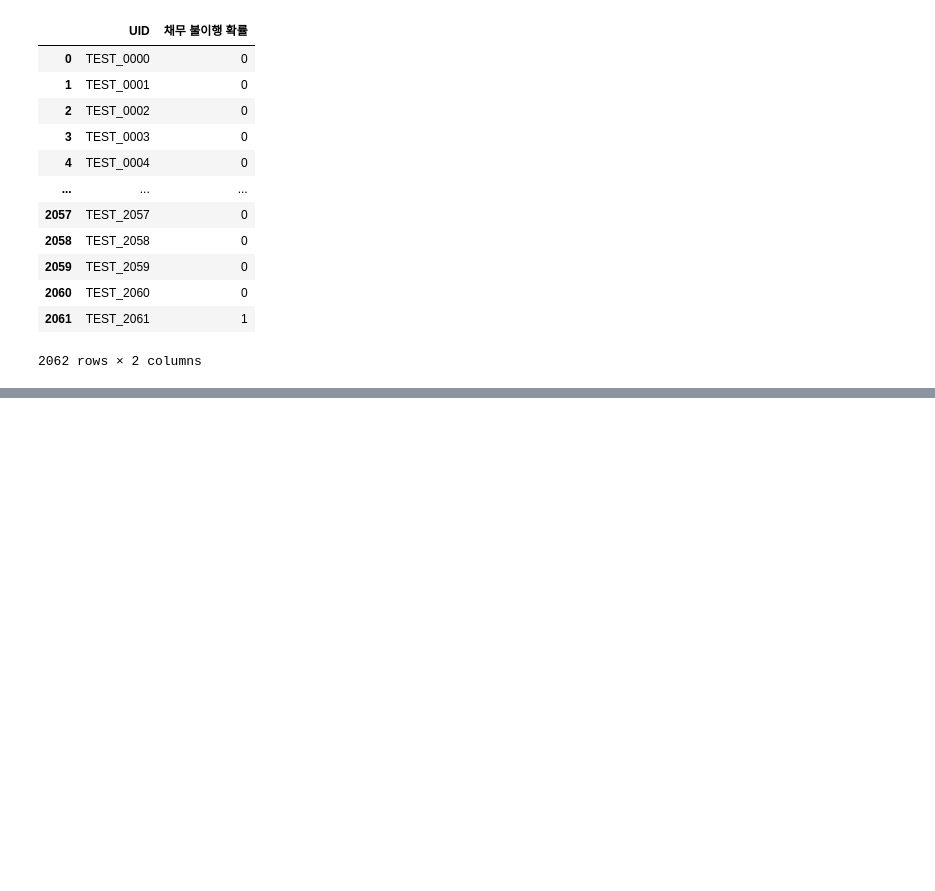
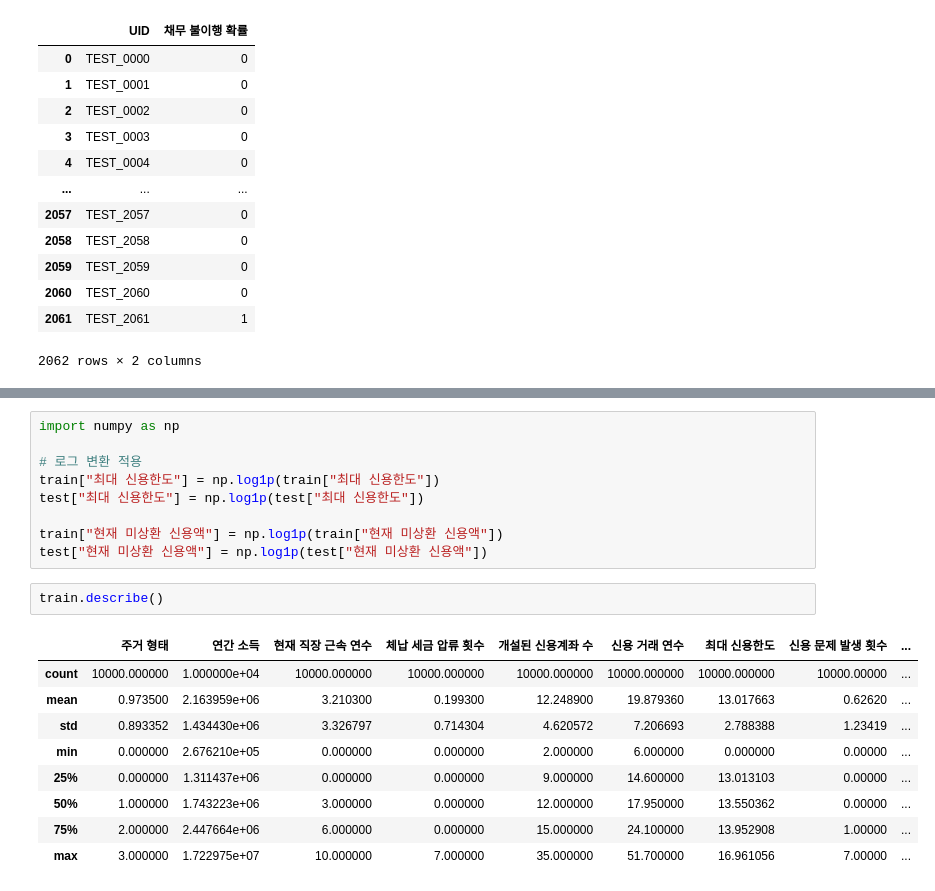
Before and after one commit to b00kkk/prediction_of_default, a Jupyter notebook: prediction_of_default.ipynb, the cells around one changed output, grey strips where cells are left out. Saved outputs shown, nothing was run; the diff lists cells and outputs as text; blank space fills up the shorter version.

```diff
--- a/prediction_of_default.ipynb
+++ b/prediction_of_default.ipynb
@@ -245,0 +284,21 @@ pd.read_csv('result3.csv')
+# %%
+import numpy as np
+
+# 로그 변환 적용
+train["최대 신용한도"] = np.log1p(train["최대 신용한도"])
+test["최대 신용한도"] = np.log1p(test["최대 신용한도"])
+
+train["현재 미상환 신용액"] = np.log1p(train["현재 미상환 신용액"])
+test["현재 미상환 신용액"] = np.log1p(test["현재 미상환 신용액"])
+# %%
+train.describe()
+# %% [output]
+|  | 주거 형태 | 연간 소득 | 현재 직장 근속 연수 | 체납 세금 압류 횟수 | 개설된 신용계좌 수 | 신용 거래 연수 | 최대 신용한도 | 신용 문제 발생 횟수 | ... |
+| count | 10000.000000 | 1.000000e+04 | 10000.000000 | 10000.000000 | 10000.000000 | 10000.000000 | 10000.000000 | 10000.00000 | ... |
+| mean | 0.973500 | 2.163959e+06 | 3.210300 | 0.199300 | 12.248900 | 19.879360 | 13.017663 | 0.62620 | ... |
+| std | 0.893352 | 1.434430e+06 | 3.326797 | 0.714304 | 4.620572 | 7.206693 | 2.788388 | 1.23419 | ... |
+| min | 0.000000 | 2.676210e+05 | 0.000000 | 0.000000 | 2.000000 | 6.000000 | 0.000000 | 0.00000 | ... |
+| 25% | 0.000000 | 1.311437e+06 | 0.000000 | 0.000000 | 9.000000 | 14.600000 | 13.013103 | 0.00000 | ... |
+| 50% | 1.000000 | 1.743223e+06 | 3.000000 | 0.000000 | 12.000000 | 17.950000 | 13.550362 | 0.00000 | ... |
+| 75% | 2.000000 | 2.447664e+06 | 6.000000 | 0.000000 | 15.000000 | 24.100000 | 13.952908 | 1.00000 | ... |
+| max | 3.000000 | 1.722975e+07 | 10.000000 | 7.000000 | 35.000000 | 51.700000 | 16.961056 | 7.00000 | ... |
```
Also changed, not shown: parts of 8 cells of this notebook.
